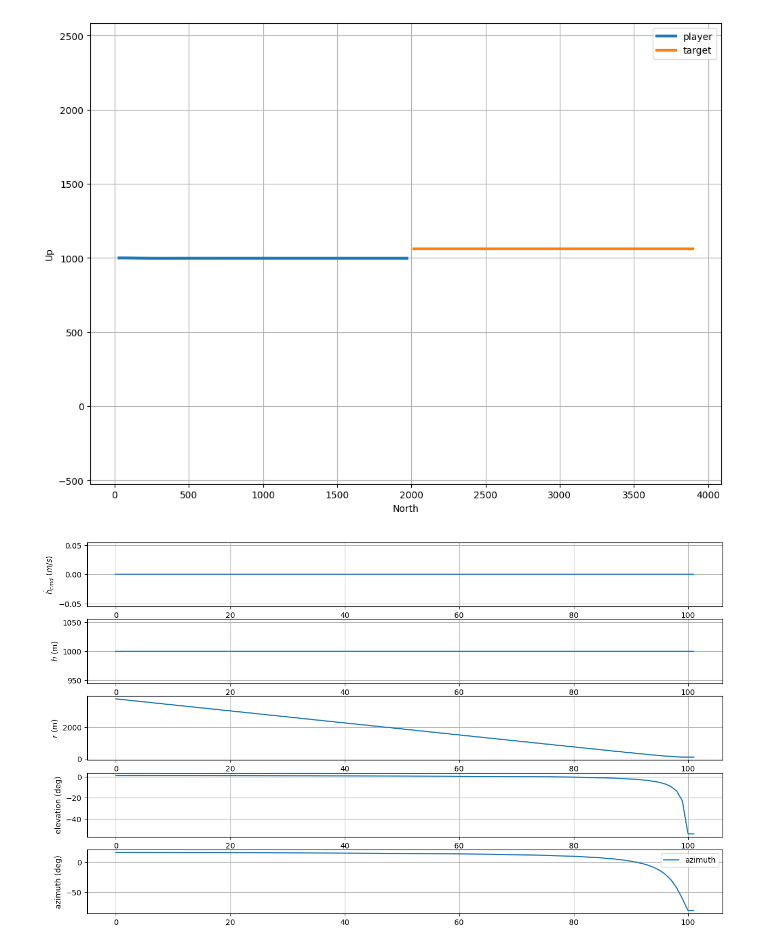
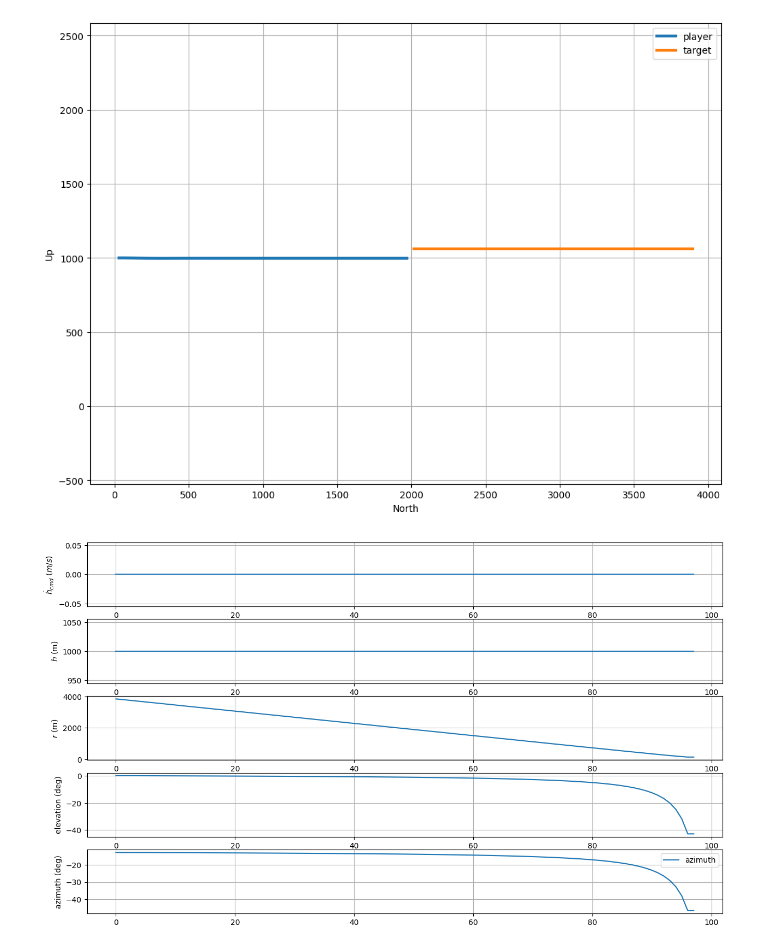
Before and after one commit to acsl-inha/collision_avoidance, a Jupyter notebook: Aircraft_avoidance_RL/9.release_cmd/release_cmd.ipynb, the cells around one changed output. Saved outputs shown, nothing was run; the diff lists cells and outputs as text; code cells hidden in the pictures.

```diff
--- a/Aircraft_avoidance_RL/9.release_cmd/release_cmd.ipynb
+++ b/Aircraft_avoidance_RL/9.release_cmd/release_cmd.ipynb
@@ -341,35 +341,35 @@ plt.show()
 Deg2Rad = np.pi/180
 Rad2Deg = 1/Deg2Rad
 
-plt_res=total_res[9000]
+plt_res=total_res[9999]
 
 
 plt.figure(figsize=(15,9), dpi=100)
 
 plt.subplot(511)
 plt.plot(plt_res[:,0], label=r'$\dot{h}_{cmd}$')
 plt.ylabel(r'$\dot{h}_{cmd}$ ($m/s$)'), plt.grid()
 
 plt.subplot(512)
 plt.plot(plt_res[:,10],label=r'$\{h}$')
 plt.ylabel(r'$h$ (m)'), plt.grid()
 
 plt.subplot(513)
 plt.plot(plt_res[:,1],label=r'$\{r}$')
 plt.ylabel(r'$r$ (m)'), plt.grid()
 
 plt.subplot(514)
 plt.plot(plt_res[:,2]*Rad2Deg, label='elevation')
 plt.ylabel('elevation (deg)'), plt.grid()
 
 plt.subplot(515)
 plt.plot(plt_res[:,3]*Rad2Deg, label='azimuth')
 plt.ylabel('azimuth (deg)'), plt.grid()
 
 plt.legend()
 plt.show()
 # %% [output]
-[figure, old version]
+[figure, new version]
 # %%
 from mpl_toolkits.mplot3d import Axes3D
 
```
Also changed, not shown: parts of 4 cells of this notebook, 54 other files.
